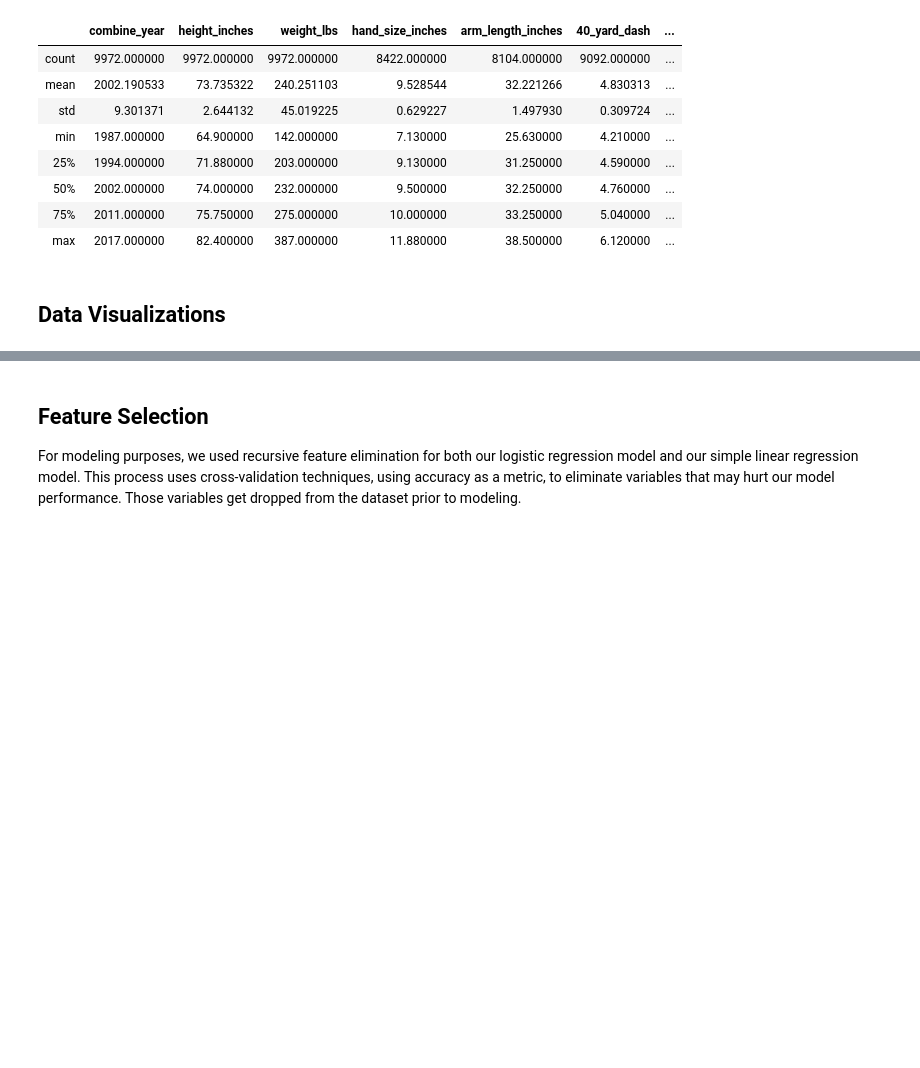
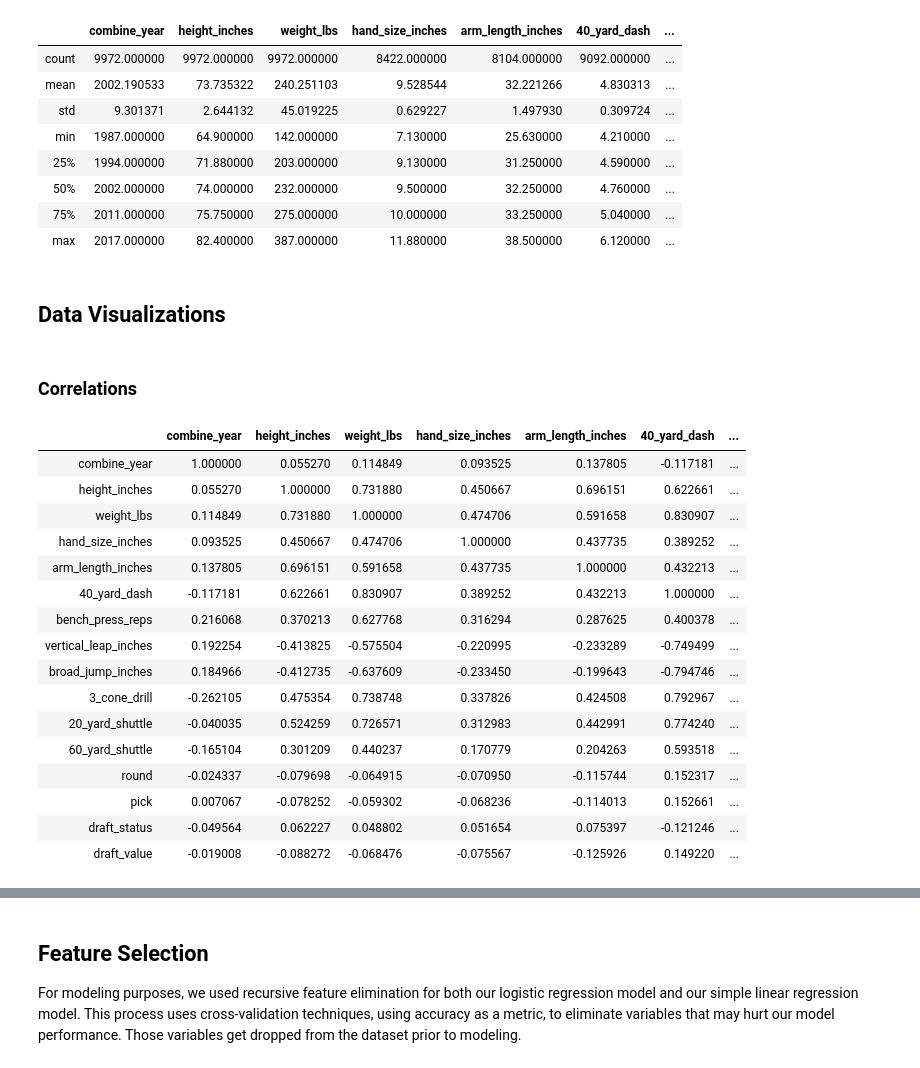
Before and after one commit to michaelpallante/nfl_combine_classification_modeling, a Jupyter notebook: notebooks/nfl_combine_eda.ipynb, the cells around one changed output, grey strips where cells are left out. Drawn from its saved outputs; the diff is of its cells as text; code cells hidden in the pictures; blank space fills up the shorter version.

```diff
--- a/notebooks/nfl_combine_eda.ipynb
+++ b/notebooks/nfl_combine_eda.ipynb
@@ -285,4 +264,24 @@ nfl_df.describe()
+# %% [markdown]
+### Correlations
 # %%
-# Correlations between all variables in auto_df dataset
-# df.corr(method = 'pearson')
+# Correlations between all variables in nfl_df dataset
+nfl_df.corr(method = 'pearson')
+# %% [output]
+|  | combine_year | height_inches | weight_lbs | hand_size_inches | arm_length_inches | 40_yard_dash | ... |
+| combine_year | 1.000000 | 0.055270 | 0.114849 | 0.093525 | 0.137805 | -0.117181 | ... |
+| height_inches | 0.055270 | 1.000000 | 0.731880 | 0.450667 | 0.696151 | 0.622661 | ... |
+| weight_lbs | 0.114849 | 0.731880 | 1.000000 | 0.474706 | 0.591658 | 0.830907 | ... |
+| hand_size_inches | 0.093525 | 0.450667 | 0.474706 | 1.000000 | 0.437735 | 0.389252 | ... |
+| arm_length_inches | 0.137805 | 0.696151 | 0.591658 | 0.437735 | 1.000000 | 0.432213 | ... |
+| 40_yard_dash | -0.117181 | 0.622661 | 0.830907 | 0.389252 | 0.432213 | 1.000000 | ... |
+| bench_press_reps | 0.216068 | 0.370213 | 0.627768 | 0.316294 | 0.287625 | 0.400378 | ... |
+| vertical_leap_inches | 0.192254 | -0.413825 | -0.575504 | -0.220995 | -0.233289 | -0.749499 | ... |
+| broad_jump_inches | 0.184966 | -0.412735 | -0.637609 | -0.233450 | -0.199643 | -0.794746 | ... |
+| 3_cone_drill | -0.262105 | 0.475354 | 0.738748 | 0.337826 | 0.424508 | 0.792967 | ... |
+| 20_yard_shuttle | -0.040035 | 0.524259 | 0.726571 | 0.312983 | 0.442991 | 0.774240 | ... |
+| 60_yard_shuttle | -0.165104 | 0.301209 | 0.440237 | 0.170779 | 0.204263 | 0.593518 | ... |
+| round | -0.024337 | -0.079698 | -0.064915 | -0.070950 | -0.115744 | 0.152317 | ... |
+| pick | 0.007067 | -0.078252 | -0.059302 | -0.068236 | -0.114013 | 0.152661 | ... |
+| draft_status | -0.049564 | 0.062227 | 0.048802 | 0.051654 | 0.075397 | -0.121246 | ... |
+| draft_value | -0.019008 | -0.088272 | -0.068476 | -0.075567 | -0.125926 | 0.149220 | ... |
 # %%
```
Also changed, not shown: parts of 16 cells of this notebook, 3 other files.
